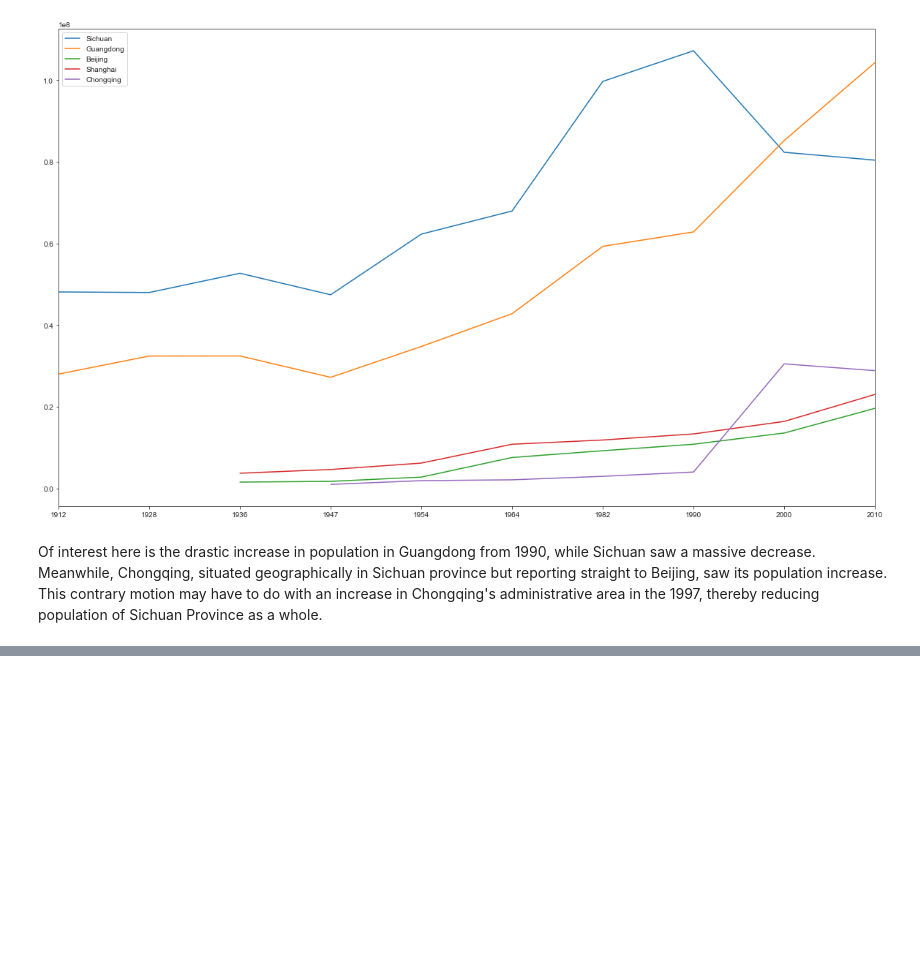
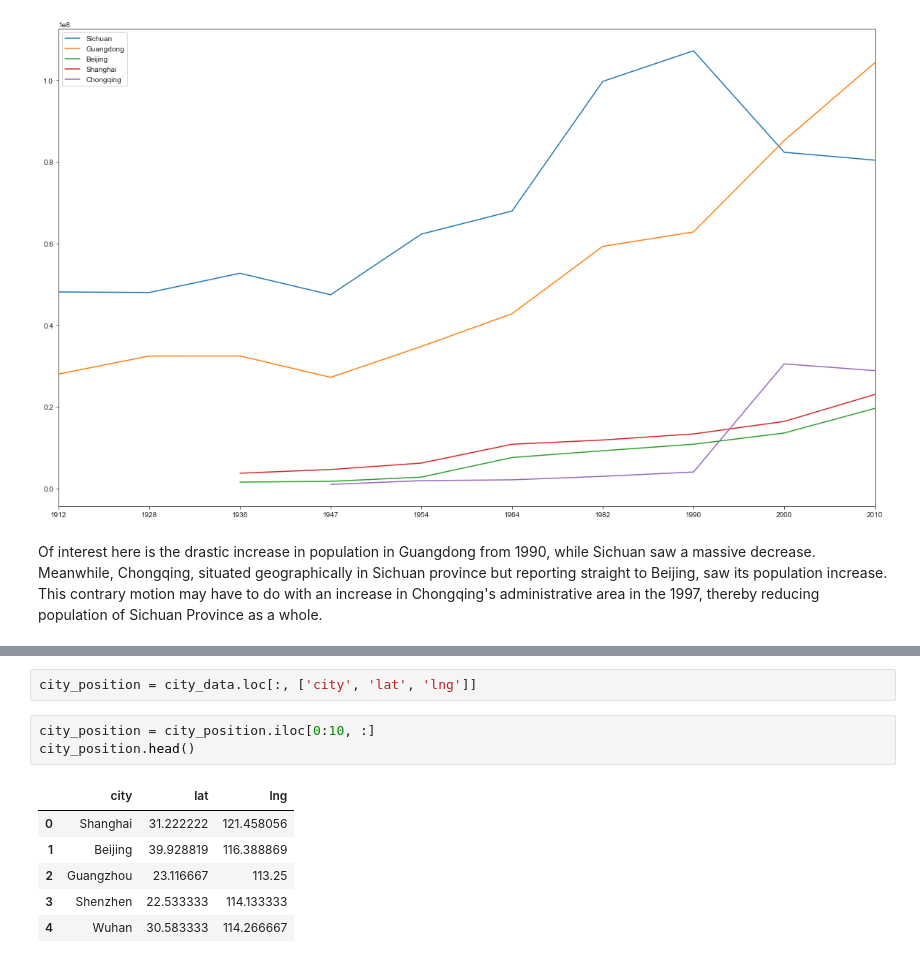
Before and after one commit to simprism/china-population-map, a Jupyter notebook: china-map.ipynb, the cells around one changed output, grey strips where cells are left out. Cells and saved outputs as stored; diff of their text form; blank space fills up the shorter version.

```diff
--- a/china-map.ipynb
+++ b/china-map.ipynb
@@ -213,0 +214,12 @@ df_cities.head()
+# %%
+city_position = city_data.loc[:, ['city', 'lat', 'lng']]
+# %%
+city_position = city_position.iloc[0:10, :]
+city_position.head()
+# %% [output]
+|  | city | lat | lng |
+| 0 | Shanghai | 31.222222 | 121.458056 |
+| 1 | Beijing | 39.928819 | 116.388869 |
+| 2 | Guangzhou | 23.116667 | 113.25 |
+| 3 | Shenzhen | 22.533333 | 114.133333 |
+| 4 | Wuhan | 30.583333 | 114.266667 |
```
Also changed, not shown: parts of 12 cells of this notebook.
